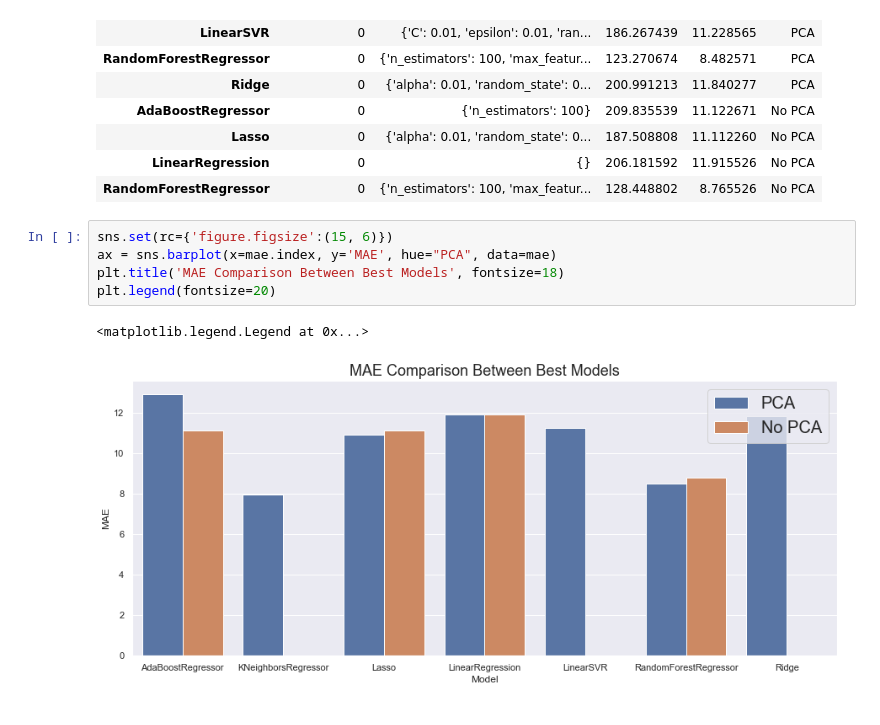
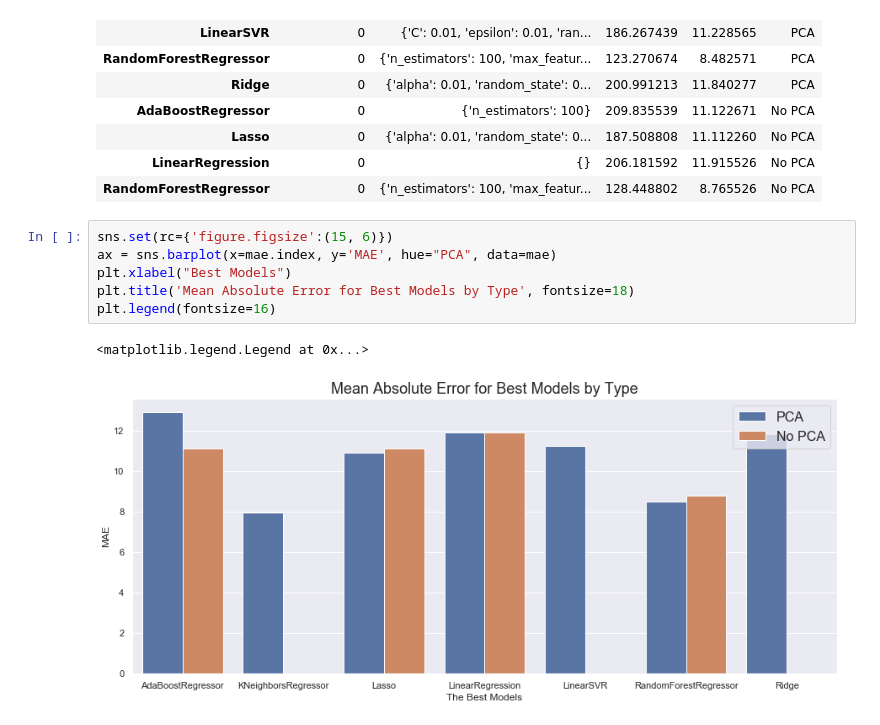
Before and after one commit to LittleAhn/covid19-ml-project, a Jupyter notebook: scripts/building_graphs.ipynb, the cells around one changed output. Cells and saved outputs as stored; diff of their text form.

Commit message:
updates the mae bar chart
updates the mae bar chart

```diff
--- a/scripts/building_graphs.ipynb
+++ b/scripts/building_graphs.ipynb
@@ -215,8 +215,9 @@ mae
 # %%
 sns.set(rc={'figure.figsize':(15, 6)})
 ax = sns.barplot(x=mae.index, y='MAE', hue="PCA", data=mae)
-plt.title('MAE Comparison Between Best Models', fontsize=18)
-plt.legend(fontsize=20)
+plt.xlabel("Best Models")
+plt.title('Mean Absolute Error for Best Models by Type', fontsize=18)
+plt.legend(fontsize=16)
 # %% [output]
 <matplotlib.legend.Legend at 0x...>
-[figure, old version]
+[figure, new version]
```
Also changed, not shown: parts of 2 cells of this notebook, 1 other file.
